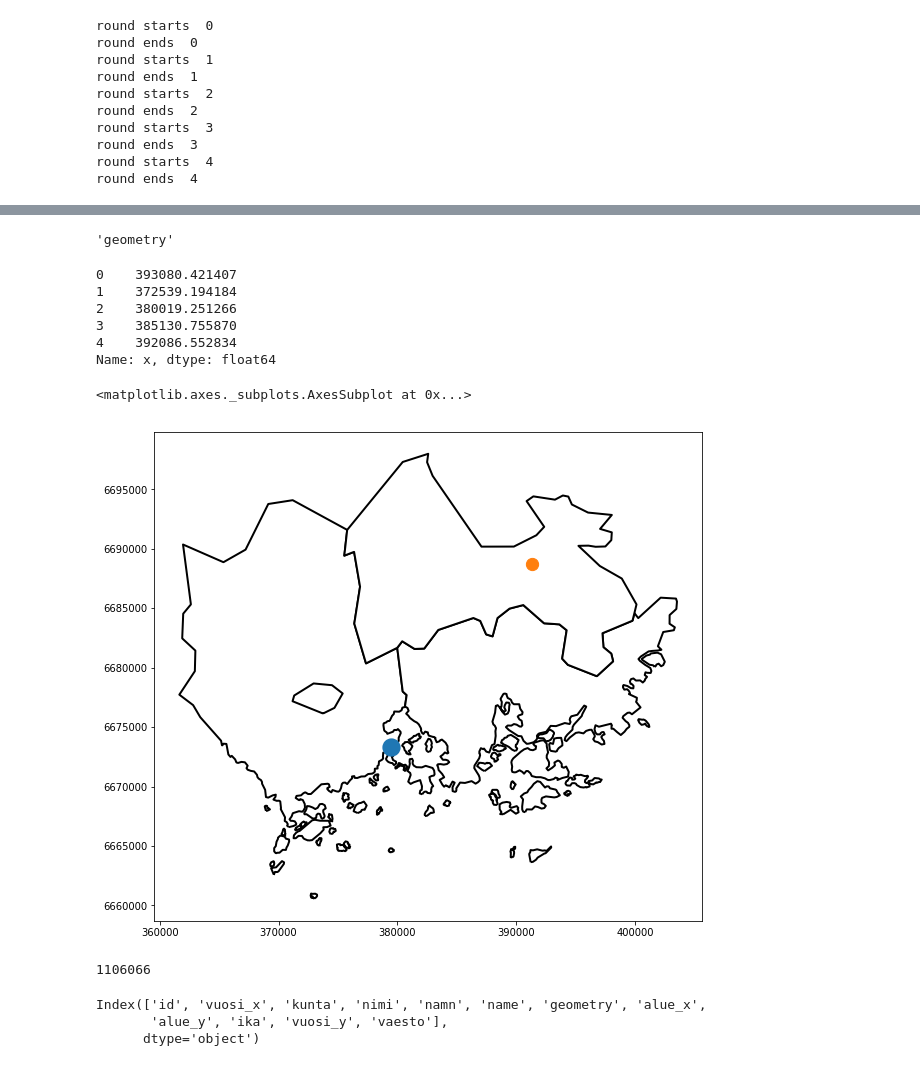
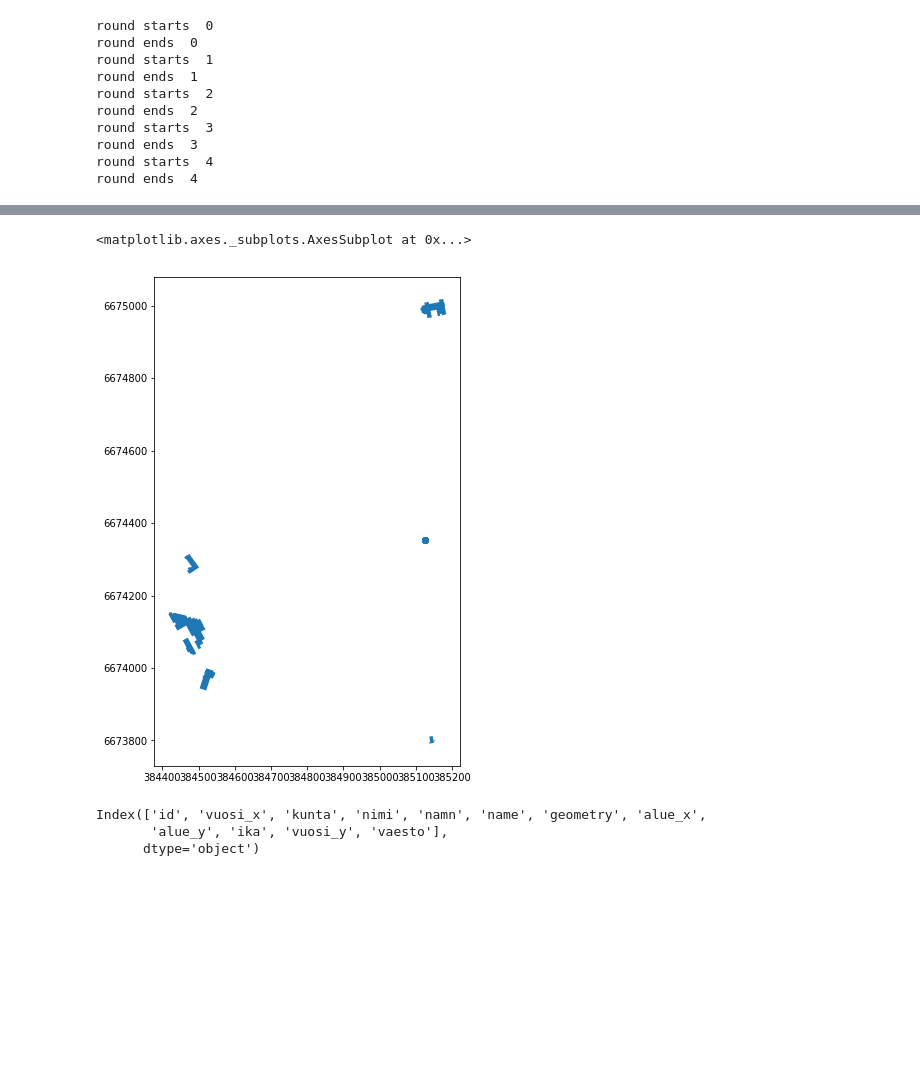
Before and after one commit to sasumaki/IntroData, a Jupyter notebook: miniproject.ipynb, the cells around one changed output, grey strips where cells are left out. Cells and saved outputs as stored; diff of their text form; code cells hidden in the pictures; blank space fills up the shorter version.

```diff
--- a/miniproject.ipynb
+++ b/miniproject.ipynb
@@ -234,38 +171,0 @@ dtype: float64
-# %%
-resultPoints=pd.DataFrame(tulos, columns=['x', 'y'])
-resultPoints['geometry']=resultPoints.apply(lambda row: Point(row["x"], row["y"]), axis=1)
-crs0 = {'init': 'epsg:3067'}
-resultPoints=gpd.GeoDataFrame(resultPoints, geometry="geometry", crs=crs0)
-testi=resultPoints.head(1)
-testi2=rak.head(1)
-print(len(rak), testi2, testi)
-distance0=testi.distance(testi2)
-print(distance0)
-
-print(testi.shape)
-print(testi)
-z=np.repeat(np.array(testi), 5,  axis=0)
-print(z.shape)
-gpd.GeoDataFrame(z)
-# %%
-rak.geometry.name
-# %% [output]
-'geometry'
-# %%
-(resultPoints.iloc[:,0])
-# %% [output]
-0    393080.421407
-1    372539.194184
-2    380019.251266
-3    385130.755870
-4    392086.552834
-Name: x, dtype: float64
-# %%
-base=kunnat3.plot(color='white', edgecolor='black', linewidth=2)
-#base.set_xlim(left=379400, right=400000)
-#base.set_ylim(6.673300e+06, 6.688718e+06)
-testi2.plot(ax=base, markersize=150, linewidth=6)
-testi.plot(ax=base, markersize=150)
-# %% [output]
-<matplotlib.axes._subplots.AxesSubplot at 0x...>
-[figure, removed]
@@ -277,7 +172,12 @@ print(output0[:,0:2])
-# %%
-np.sum(data3["vaesto"])
-# %% [output]
-1106066
+# %%
+buildingSuggestions=gpd.GeoDataFrame(retVal[['pointIndex','building']], geometry='building', crs=crs0)
+points=gpd.GeoDataFrame(retVal[['pointIndex','point']], geometry='point', crs=crs0)
+base=buildingSuggestions[buildingSuggestions['pointIndex']==3].plot()
+points[points['pointIndex']==3].plot(ax=base)
+#kunnat3.plot(color='white', edgecolor='black')
+# %% [output]
+<matplotlib.axes._subplots.AxesSubplot at 0x...>
+[figure, added]
 # %%
 vakiKunnat=pd.read_csv(r"C:\Users\Suvi\Dropbox\Tilastotieteen opinnot\Introduction to data science\miniproject\IntroData\vaerak_004_201600.csv",sep=';', header=1, encoding = "ISO-8859-1", dtype={'Alue': object})
 vakiKunnat.columns=['sp','alue', 'ika', 'vuosi', 'vaesto']
```
Also changed, not shown: parts of 20 cells of this notebook.
